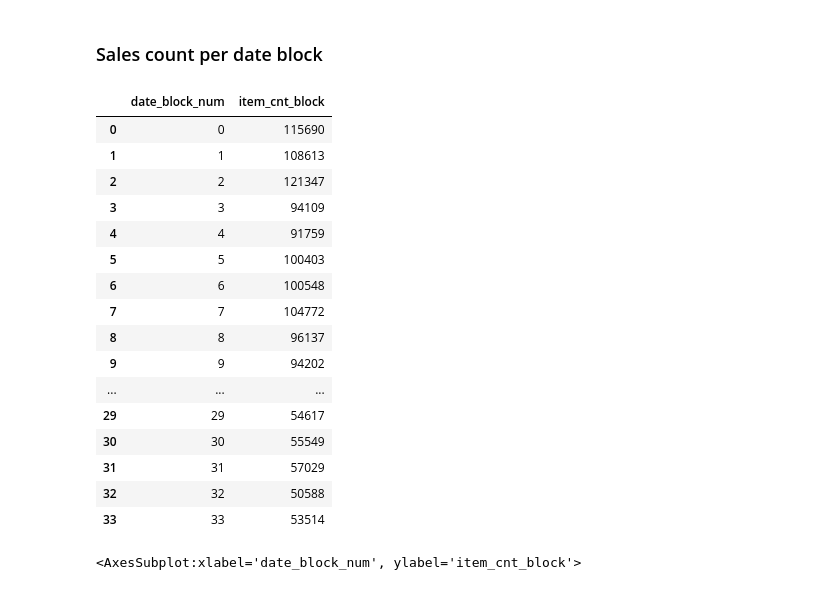
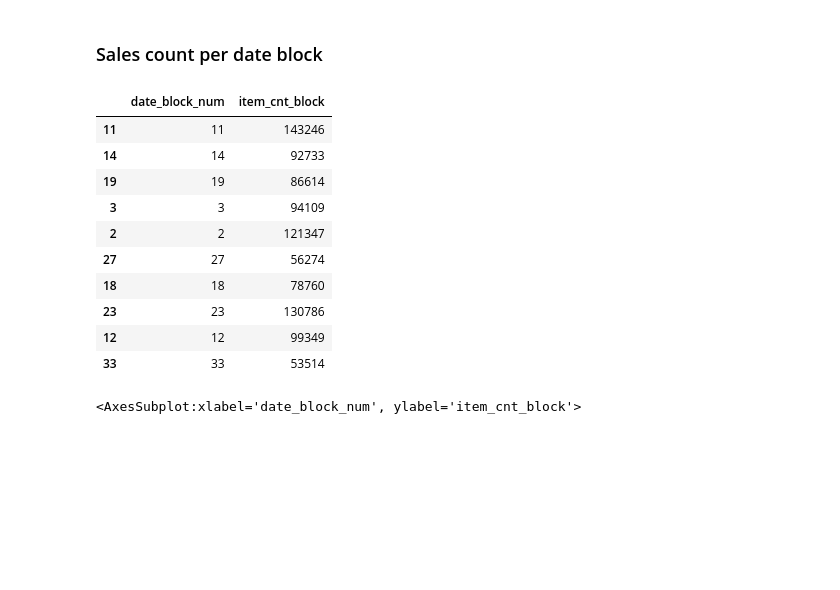
Before and after one commit to Porpoising/home_tasks, a Jupyter notebook: Pets/future_sales/EDA.ipynb, the cells around one changed output. Saved outputs shown, nothing was run; the diff lists cells and outputs as text; code cells hidden in the pictures; blank space fills up the shorter version.

```diff
--- a/Pets/Future Sales/EDA & feather data/EDA.ipynb
+++ b/Pets/future_sales/EDA.ipynb
@@ -43,0 +10,4 @@ items
+# %%
+feather_filepath = 'C:/Users/nowic/Desktop/home_tasks/pets/future_sales/feather_data/'
+sales_train = pd.read_feather(f'{feather_filepath}sales_train.feather')
+sales_train.sample(10)
@@ -43,0 +26,3 @@ items
+# %%
+items = pd.read_feather(f'{feather_filepath}items.feather')
+items.sample(10)
@@ -44,5 +41,5 @@ items
 # %%
-item_categories = pd.read_feather('C:/Users/nowic/Desktop/Home tasks/Pets/Future Sales/EDA & feather data/item_categories.feather')
+item_categories = pd.read_feather(f'{feather_filepath}item_categories.feather')
 item_categories
 # %% [output]
 |  | item_category_name | item_category_id |
@@ -81,0 +58,3 @@ shops
+# %%
+shops = pd.read_feather(f'{feather_filepath}shops.feather')
+shops.sample(10)
@@ -274,25 +266,19 @@ array(['Кино - Blu-Ray', 'Музыка - Винил',
 # %%
 sales_count_date = sales_train_final.groupby('date_block_num', as_index=False)\
     .agg({'item_cnt_day': 'count'})\
     .rename(columns={'item_cnt_day': 'item_cnt_block'})
-sales_count_date
+sales_count_date.sample(10)
 # %% [output]
 |  | date_block_num | item_cnt_block |
-| 0 | 0 | 115690 |
-| 1 | 1 | 108613 |
+| 11 | 11 | 143246 |
+| 14 | 14 | 92733 |
+| 19 | 19 | 86614 |
+| 3 | 3 | 94109 |
 | 2 | 2 | 121347 |
-| 3 | 3 | 94109 |
-| 4 | 4 | 91759 |
-| 5 | 5 | 100403 |
-| 6 | 6 | 100548 |
-| 7 | 7 | 104772 |
-| 8 | 8 | 96137 |
-| 9 | 9 | 94202 |
-| ... | ... | ... |
-| 29 | 29 | 54617 |
-| 30 | 30 | 55549 |
-| 31 | 31 | 57029 |
-| 32 | 32 | 50588 |
+| 27 | 27 | 56274 |
+| 18 | 18 | 78760 |
+| 23 | 23 | 130786 |
+| 12 | 12 | 99349 |
 | 33 | 33 | 53514 |
 # %%
 scd_barplot = sns.barplot(x='date_block_num', y='item_cnt_block', data=sales_count_date)
```
Also changed, not shown: parts of 19 cells of this notebook.
